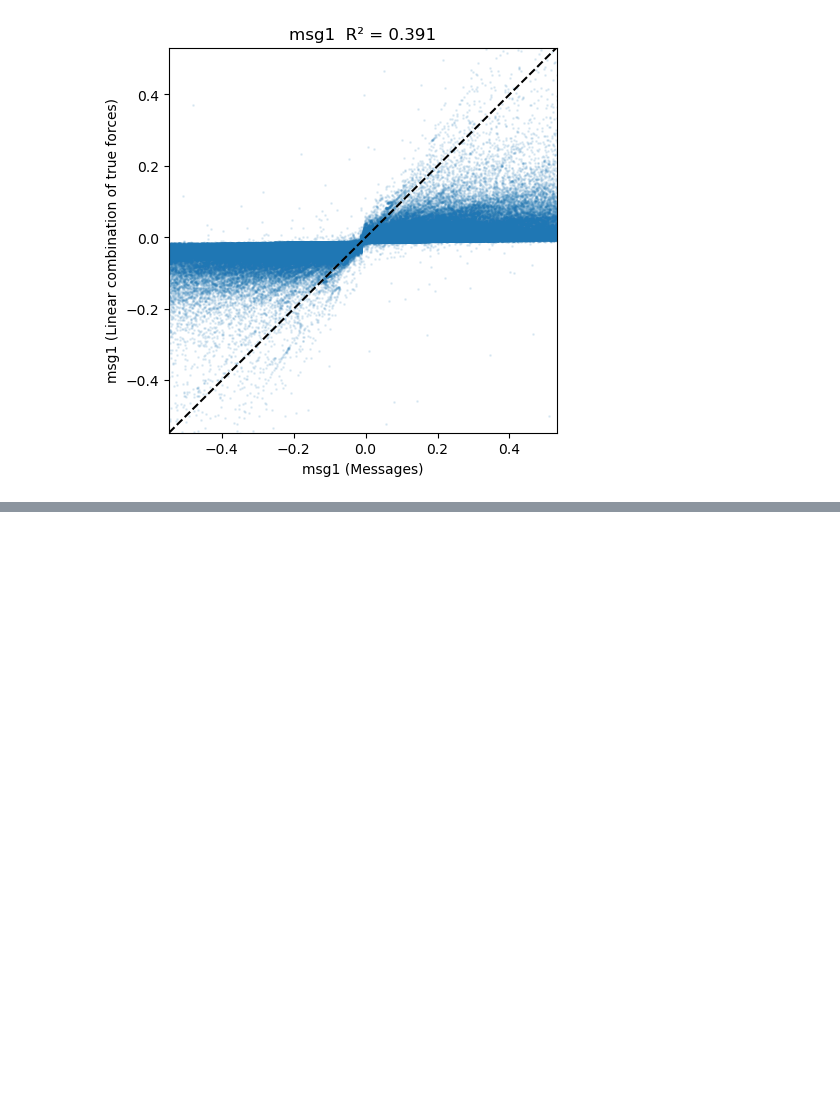
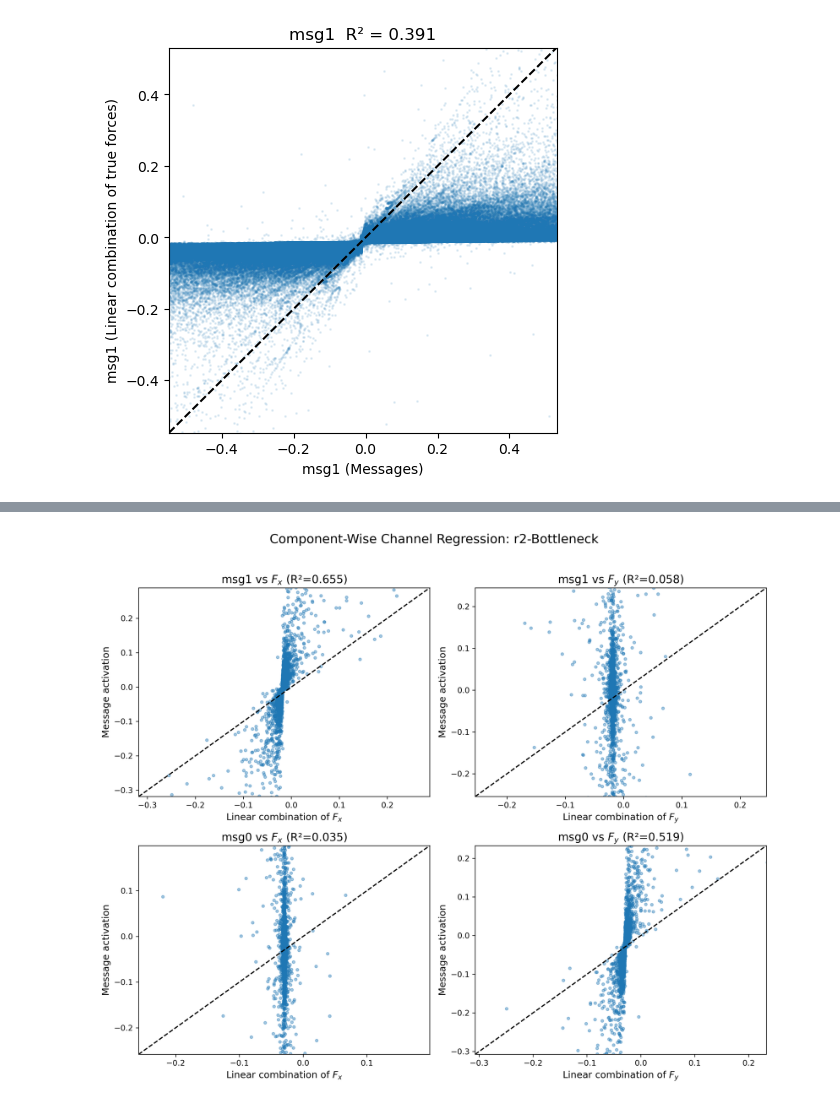
Before and after one commit to yl20633144/Symbolic-Distillation-of-Neural-Networks, a Jupyter notebook: src/r2.ipynb, the cells around one changed output, grey strips where cells are left out. Drawn from its saved outputs; the diff is of its cells as text; code cells hidden in the pictures; blank space fills up the shorter version.

```diff
--- a/src/r2.ipynb
+++ b/src/r2.ipynb
@@ -1251,0 +1254,44 @@ Selected channels: ['msg0', 'msg1']
+# %%
+from message_processing import measure_latent, fit_each_channel_by_force_dim
+from sklearn.metrics import r2_score
+
+top_channels, models, r2_scores = fit_each_channel_by_force_dim(latent_df_bottleneck, dim)
+fig, axes = plt.subplots(2, 2, figsize=(12, 10), dpi=300)
+axes = axes.flatten()
+
+for idx, ch in enumerate(top_channels):
+    y_true = latent_df_bottleneck[ch].values
+
+    # --- Fx regression ---
+    y_pred_fx = models[ch]['fx'].predict(latent_df_bottleneck[['fx_true']].values)
+    combined_fx = np.concatenate([y_true, y_pred_fx])
+    p_low_fx, p_up_fx = np.percentile(combined_fx, [1, 99])
+
+    ax_fx = axes[2 * idx]
+    ax_fx.scatter(y_pred_fx, y_true, s=12, alpha=0.4)
+    ax_fx.plot([p_low_fx, p_up_fx], [p_low_fx, p_up_fx], 'k--')
+    ax_fx.set_xlim(p_low_fx, p_up_fx)
+    ax_fx.set_ylim(p_low_fx, p_up_fx)
+    ax_fx.set_xlabel("Linear combination of $F_x$", fontsize=12)
+    ax_fx.set_ylabel("Message activation", fontsize=12)
+    ax_fx.set_title(f"{ch} vs $F_x$ (R²={r2_scores[ch]['fx']:.3f})", fontsize=14)
+
+    # --- Fy regression ---
+    y_pred_fy = models[ch]['fy'].predict(latent_df_bottleneck[['fy_true']].values)
+    combined_fy = np.concatenate([y_true, y_pred_fy])
+    p_low_fy, p_up_fy = np.percentile(combined_fy, [1, 99])
+
+    ax_fy = axes[2 * idx + 1]
+    ax_fy.scatter(y_pred_fy, y_true, s=12, alpha=0.4)
+    ax_fy.plot([p_low_fy, p_up_fy], [p_low_fy, p_up_fy], 'k--')
+    ax_fy.set_xlim(p_low_fy, p_up_fy)
+    ax_fy.set_ylim(p_low_fy, p_up_fy)
+    ax_fy.set_xlabel("Linear combination of $F_y$", fontsize=12)
+    ax_fy.set_ylabel("Message activation", fontsize=12)
+    ax_fy.set_title(f"{ch} vs $F_y$ (R²={r2_scores[ch]['fy']:.3f})", fontsize=14)
+
+fig.suptitle("Component‐Wise Channel Regression: r2‐Bottleneck", fontsize=16)
+plt.tight_layout(rect=[0, 0, 1, 0.96])
+plt.show()
+# %% [output]
+[figure, added]
```
Also changed, not shown: parts of 1 cell of this notebook, 10 other files.
